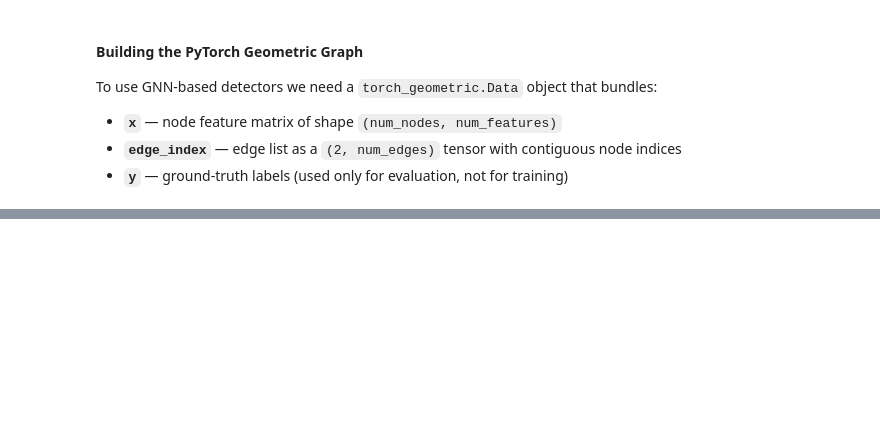
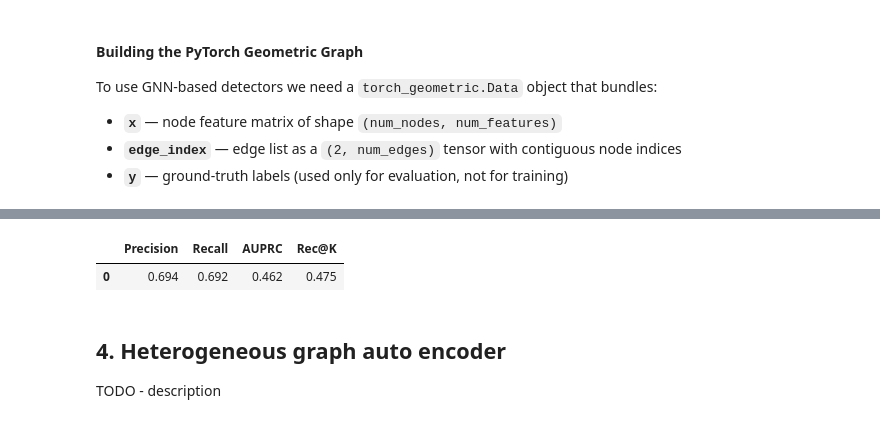
Before and after one commit to ajurcik/MLPrague-2026-test, a Jupyter notebook: 3-unsupervised-learning.ipynb, the cells around one changed output, grey strips where cells are left out. Saved outputs shown, nothing was run; the diff lists cells and outputs as text; code cells hidden in the pictures; blank space fills up the shorter version.

```diff
--- a/3-unsupervised-learning.ipynb
+++ b/3-unsupervised-learning.ipynb
@@ -383,0 +591,30 @@ cola_results = evaluate_model(
+# %%
+# Compute per-node reconstruction error as anomaly score
+custom_gae_pinsage.eval()
+with torch.no_grad():
+    x_hat = custom_gae_pinsage(pytorch_data_sampled.x, pytorch_data_sampled.edge_index)
+    recon_error = ((pytorch_data_sampled.x - x_hat) ** 2).mean(dim=1)
+
+# Convert anomaly scores to numpy
+anomaly_scores = recon_error.cpu().numpy()
+
+# Apply threshold using contamination ratio (same as other models)
+threshold = np.percentile(anomaly_scores[pytorch_data_sampled.train_mask.cpu().numpy()], 100 * (1 - contamination))
+custom_gae_pinsage_preds = (anomaly_scores >= threshold).astype(int)
+
+# Normalise scores to [0, 1] for probability-like output
+custom_gae_pinsage_preds_proba = minmax_scale(anomaly_scores)
+# %%
+custom_gae_pinsage_results = evaluate_model(
+    'Custom GAE with neighbor sampling',
+    pytorch_data_sampled.y[pytorch_data_sampled.test_mask].cpu().numpy(),
+    custom_gae_pinsage_preds[pytorch_data_sampled.test_mask.cpu().numpy()],
+    custom_gae_pinsage_preds_proba[pytorch_data_sampled.test_mask.cpu().numpy()],
+)
+# %% [output]
+|  | Precision | Recall | AUPRC | Rec@K |
+| 0 | 0.694 | 0.692 | 0.462 | 0.475 |
+# %% [markdown]
+## 4. Heterogeneous graph auto encoder
+
+TODO - description
```
Also changed, not shown: parts of 59 cells of this notebook, 1 other file.
